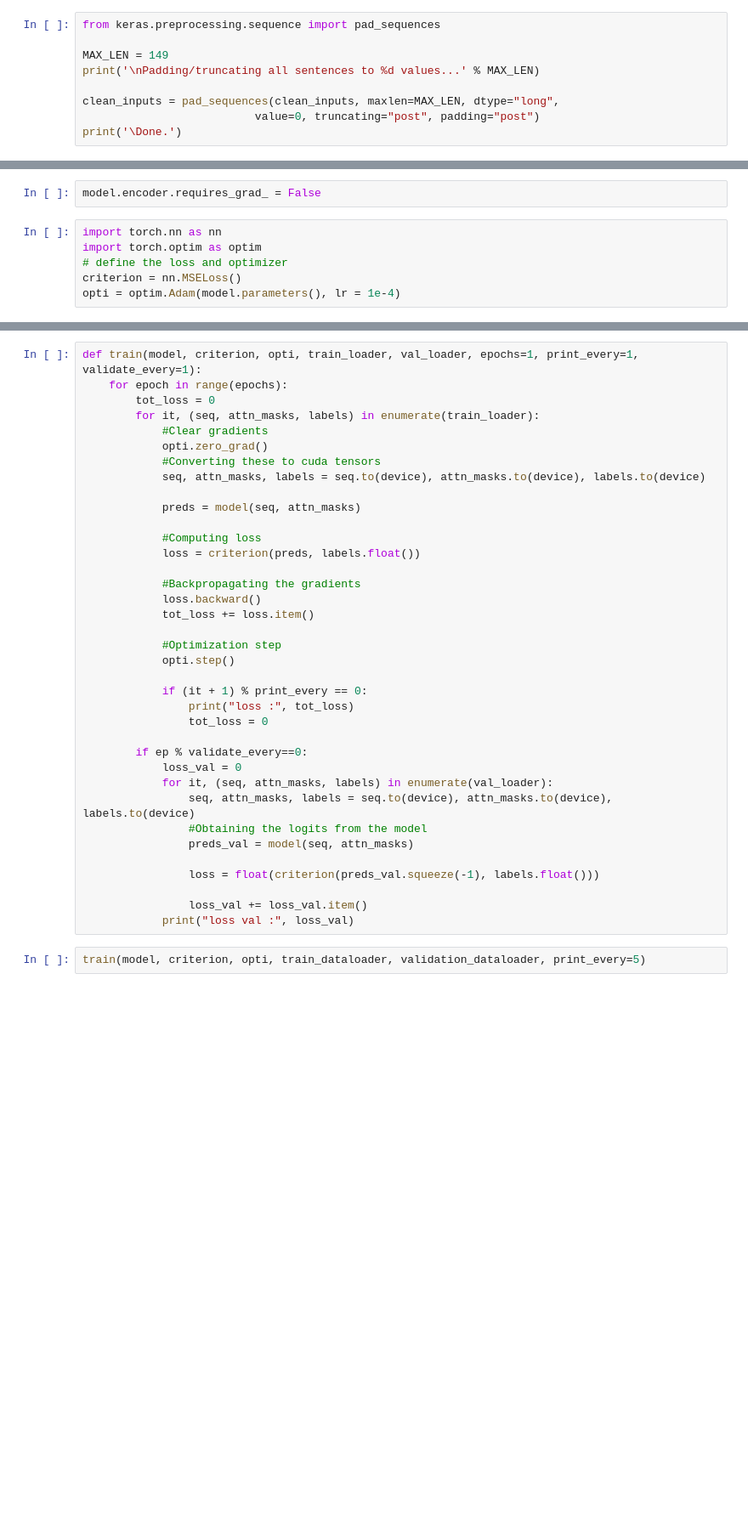
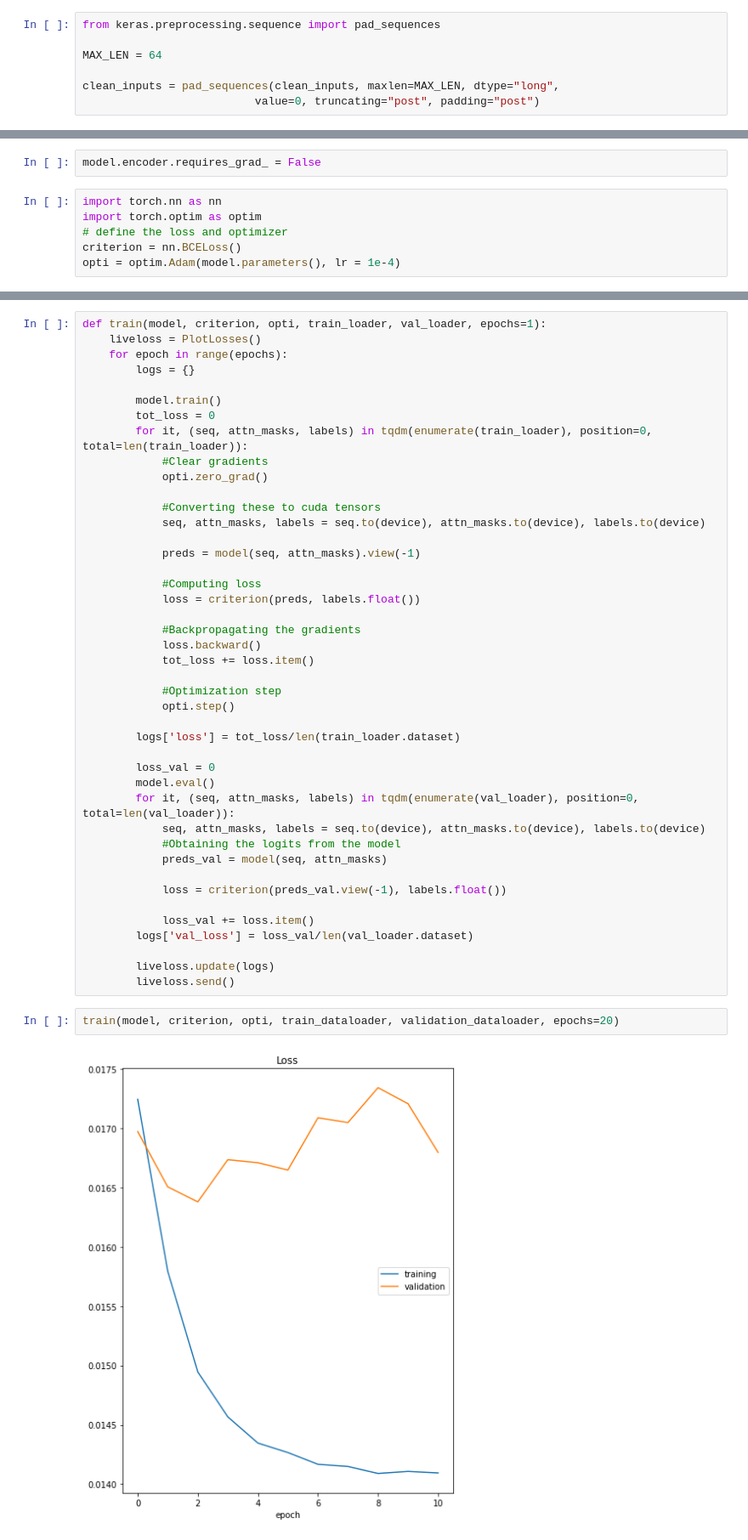
Before and after one commit to MSoumm/ENSAE-3A-NLP, a Jupyter notebook: NLP_Project_ODIC_SOUMM.ipynb, the cells around one changed output, grey strips where cells are left out. Shown: that part at 85% size. Cells and saved outputs as stored; diff of their text form; blank space fills up the shorter version.

Commit message:
Ready for train

```diff
--- a/NLP_Project_ODIC_SOUMM.ipynb
+++ b/NLP_Project_ODIC_SOUMM.ipynb
@@ -136,10 +153,8 @@ Max sentence length:  149
 # %%
 from keras.preprocessing.sequence import pad_sequences
 
-MAX_LEN = 149
-print('\nPadding/truncating all sentences to %d values...' % MAX_LEN)
+MAX_LEN = 64
 
 clean_inputs = pad_sequences(clean_inputs, maxlen=MAX_LEN, dtype="long",
                           value=0, truncating="post", padding="post")
-print('\Done.')
 # %% [output]
@@ -230,5 +245,5 @@ model.encoder.requires_grad_ = False
 import torch.nn as nn
 import torch.optim as optim
 # define the loss and optimizer
-criterion = nn.MSELoss()
+criterion = nn.BCELoss()
 opti = optim.Adam(model.parameters(), lr = 1e-4)
@@ -235,14 +272,19 @@ opti = optim.Adam(model.parameters(), lr = 1e-4)
 # %%
-def train(model, criterion, opti, train_loader, val_loader, epochs=1, print_every=1, validate_every=1):
+def train(model, criterion, opti, train_loader, val_loader, epochs=1):
+    liveloss = PlotLosses()
     for epoch in range(epochs):
+        logs = {}
+
+        model.train()
         tot_loss = 0
-        for it, (seq, attn_masks, labels) in enumerate(train_loader):
+        for it, (seq, attn_masks, labels) in tqdm(enumerate(train_loader), position=0, total=len(train_loader)):
             #Clear gradients
             opti.zero_grad()
+
             #Converting these to cuda tensors
             seq, attn_masks, labels = seq.to(device), attn_masks.to(device), labels.to(device)
 
-            preds = model(seq, attn_masks)
+            preds = model(seq, attn_masks).view(-1)
 
             #Computing loss
             loss = criterion(preds, labels.float())
@@ -254,21 +296,23 @@ def train(model, criterion, opti, train_loader, val_loader, epochs=1, print_ever
             #Optimization step
             opti.step()
 
-            if (it + 1) % print_every == 0:
-                print("loss :", tot_loss)
-                tot_loss = 0
+        logs['loss'] = tot_loss/len(train_loader.dataset)
 
-        if ep % validate_every==0:
-            loss_val = 0
-            for it, (seq, attn_masks, labels) in enumerate(val_loader):
-                seq, attn_masks, labels = seq.to(device), attn_masks.to(device), labels.to(device)
-                #Obtaining the logits from the model
-                preds_val = model(seq, attn_masks)
+        loss_val = 0
+        model.eval()
+        for it, (seq, attn_masks, labels) in tqdm(enumerate(val_loader), position=0, total=len(val_loader)):
+            seq, attn_masks, labels = seq.to(device), attn_masks.to(device), labels.to(device)
+            #Obtaining the logits from the model
+            preds_val = model(seq, attn_masks)
 
-                loss = float(criterion(preds_val.squeeze(-1), labels.float()))
+            loss = criterion(preds_val.view(-1), labels.float())
 
-                loss_val += loss_val.item()
-            print("loss val :", loss_val)
+            loss_val += loss.item()
+        logs['val_loss'] = loss_val/len(val_loader.dataset)
+
+        liveloss.update(logs)
+        liveloss.send()
 # %%
-train(model, criterion, opti, train_dataloader, validation_dataloader, print_every=5)
+train(model, criterion, opti, train_dataloader, validation_dataloader, epochs=20)
 # %% [output]
+[figure, added]
```
Also changed, not shown: parts of 15 cells of this notebook.
